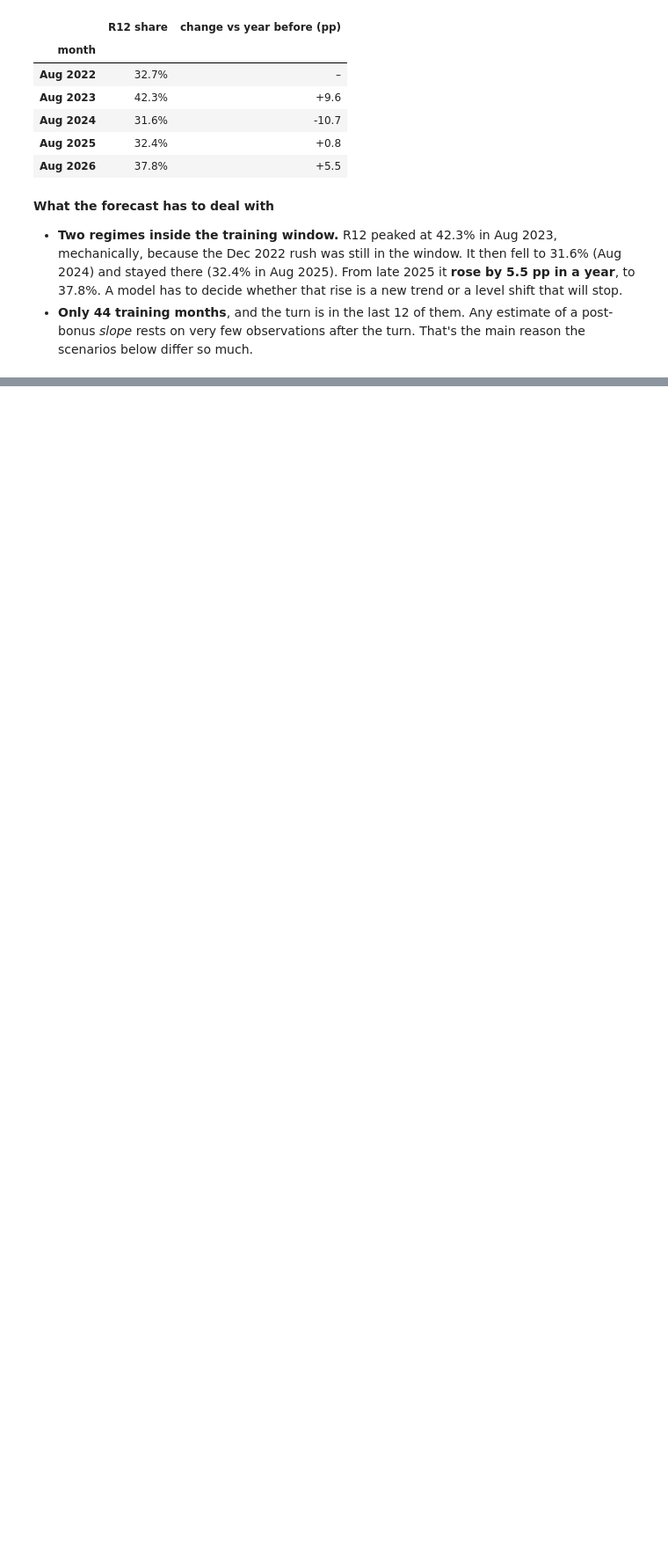
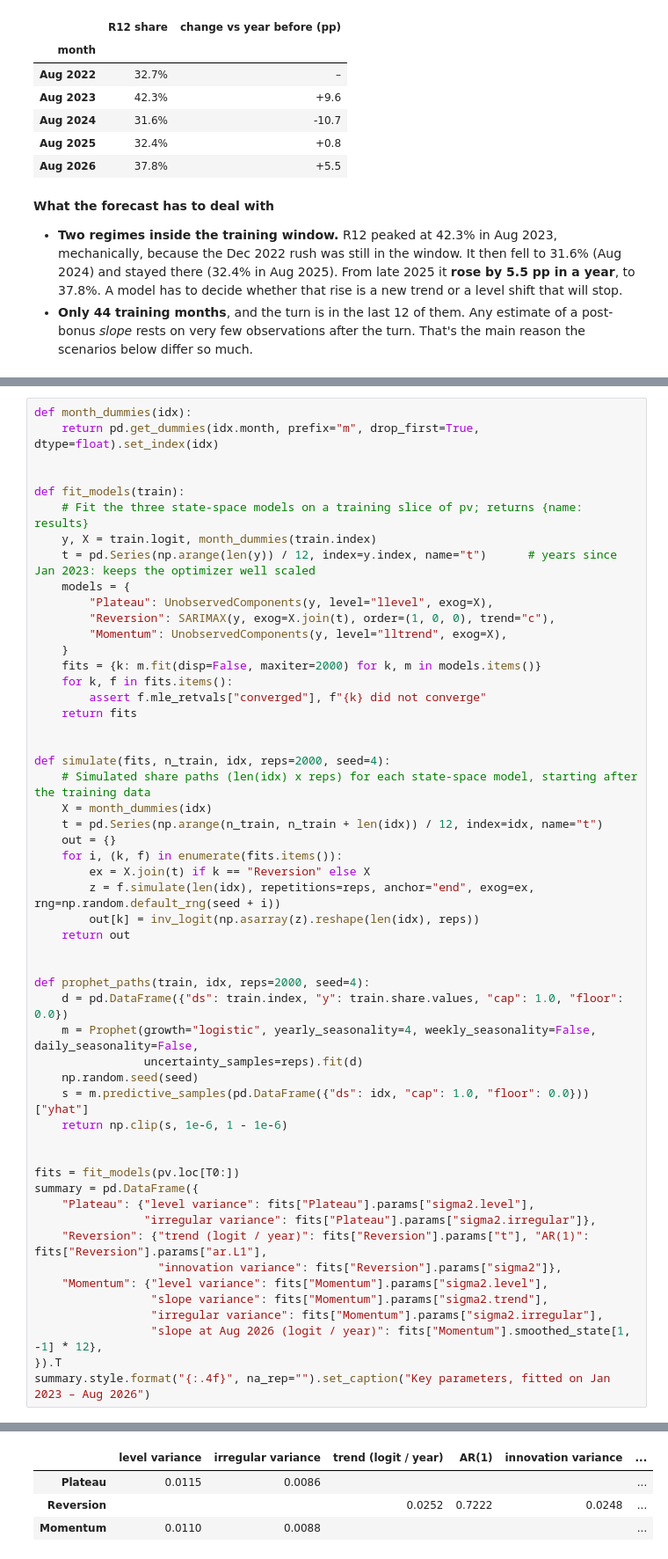
Before and after one commit to suv999/sweden-ev-adoption, a Jupyter notebook: notebooks/04_forecast.ipynb, the cells around one changed output, grey strips where cells are left out. Shown at 88% size. Cells and saved outputs as stored; diff of their text form; blank space fills up the shorter version.

```diff
--- a/notebooks/04_forecast.ipynb
+++ b/notebooks/04_forecast.ipynb
@@ -99,0 +115,54 @@ aug.dropna(subset=["R12 share"]).style.format({"R12 share": "{:.1%}", "change vs
+# %%
+def month_dummies(idx):
+    return pd.get_dummies(idx.month, prefix="m", drop_first=True, dtype=float).set_index(idx)
+
+
+def fit_models(train):
+    # Fit the three state-space models on a training slice of pv; returns {name: results}
+    y, X = train.logit, month_dummies(train.index)
+    t = pd.Series(np.arange(len(y)) / 12, index=y.index, name="t")      # years since Jan 2023: keeps the optimizer well scaled
+    models = {
+        "Plateau": UnobservedComponents(y, level="llevel", exog=X),
+        "Reversion": SARIMAX(y, exog=X.join(t), order=(1, 0, 0), trend="c"),
+        "Momentum": UnobservedComponents(y, level="lltrend", exog=X),
+    }
+    fits = {k: m.fit(disp=False, maxiter=2000) for k, m in models.items()}
+    for k, f in fits.items():
+        assert f.mle_retvals["converged"], f"{k} did not converge"
+    return fits
+
+
+def simulate(fits, n_train, idx, reps=2000, seed=4):
+    # Simulated share paths (len(idx) x reps) for each state-space model, starting after the training data
+    X = month_dummies(idx)
+    t = pd.Series(np.arange(n_train, n_train + len(idx)) / 12, index=idx, name="t")
+    out = {}
+    for i, (k, f) in enumerate(fits.items()):
+        ex = X.join(t) if k == "Reversion" else X
+        z = f.simulate(len(idx), repetitions=reps, anchor="end", exog=ex, rng=np.random.default_rng(seed + i))
+        out[k] = inv_logit(np.asarray(z).reshape(len(idx), reps))
+    return out
+
+
+def prophet_paths(train, idx, reps=2000, seed=4):
+    d = pd.DataFrame({"ds": train.index, "y": train.share.values, "cap": 1.0, "floor": 0.0})
+    m = Prophet(growth="logistic", yearly_seasonality=4, weekly_seasonality=False, daily_seasonality=False,
+                uncertainty_samples=reps).fit(d)
+    np.random.seed(seed)
+    s = m.predictive_samples(pd.DataFrame({"ds": idx, "cap": 1.0, "floor": 0.0}))["yhat"]
+    return np.clip(s, 1e-6, 1 - 1e-6)
+
+
+fits = fit_models(pv.loc[T0:])
+summary = pd.DataFrame({
+    "Plateau": {"level variance": fits["Plateau"].params["sigma2.level"],
+                "irregular variance": fits["Plateau"].params["sigma2.irregular"]},
+    "Reversion": {"trend (logit / year)": fits["Reversion"].params["t"], "AR(1)": fits["Reversion"].params["ar.L1"],
+                  "innovation variance": fits["Reversion"].params["sigma2"]},
+    "Momentum": {"level variance": fits["Momentum"].params["sigma2.level"],
+                 "slope variance": fits["Momentum"].params["sigma2.trend"],
+                 "irregular variance": fits["Momentum"].params["sigma2.irregular"],
+                 "slope at Aug 2026 (logit / year)": fits["Momentum"].smoothed_state[1, -1] * 12},
+}).T
+summary.style.format("{:.4f}", na_rep="").set_caption("Key parameters, fitted on Jan 2023 – Aug 2026")
+# %% [output]
@@ -99,0 +170,4 @@ aug.dropna(subset=["R12 share"]).style.format({"R12 share": "{:.1%}", "change vs
+|  | level variance | irregular variance | trend (logit / year) | AR(1) | innovation variance | ... |
+| Plateau | 0.0115 | 0.0086 |  |  |  | ... |
+| Reversion |  |  | 0.0252 | 0.7222 | 0.0248 | ... |
+| Momentum | 0.0110 | 0.0088 |  |  |  | ... |
```
Also changed, not shown: parts of 3 cells of this notebook.
